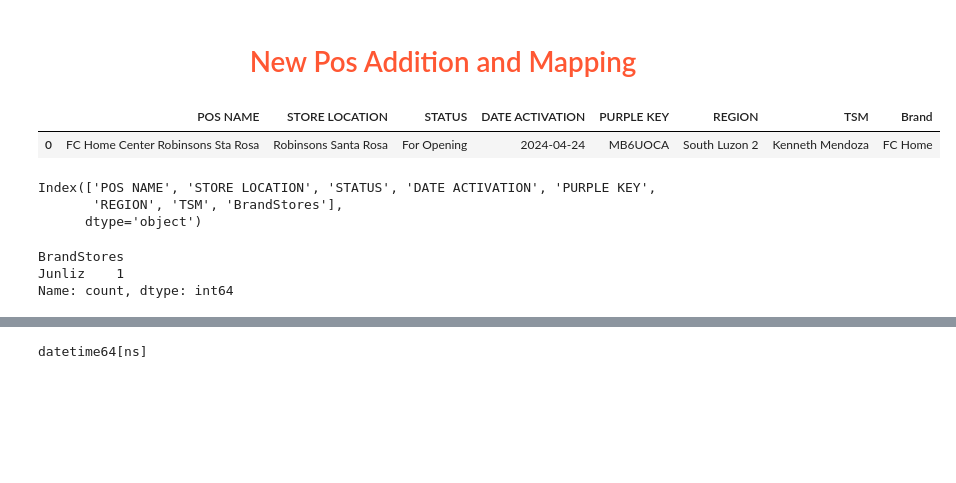
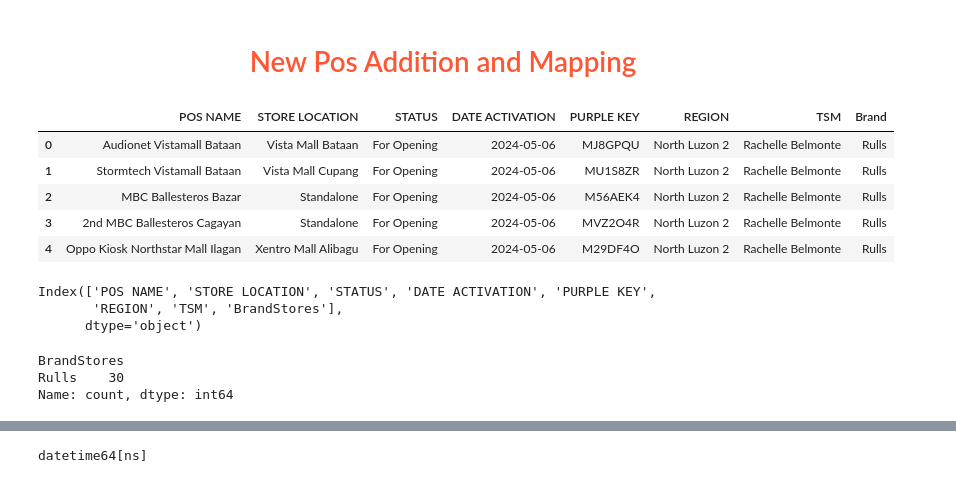
Before and after one commit to dchakroborti-tonik/POS_Addition, a Jupyter notebook: Notebook/Pos_mapping_new.ipynb, the cells around one changed output, grey strips where cells are left out. Cells and saved outputs as stored; diff of their text form; code cells hidden in the pictures; blank space fills up the shorter version.

Commit message:
Added pos from Rulls to be opened on 06-05-2024

```diff
--- a/Notebook/Pos_mapping_new.ipynb
+++ b/Notebook/Pos_mapping_new.ipynb
@@ -24,11 +24,15 @@ client = bigquery.Client(project='prj-prod-dataplatform')
 # Set options or configurations as needed
 # Example: pd.set_option('display.max_columns', None)
 # %%
-df = pd.read_excel(r"C:\Users\DwaipayanChakroborti\OneDrive - Tonik Financial Pte Ltd\MyStuff\SIL Sales\Shin Nebria\POS_Addition\Data\List of Store Opening20240424.xlsx", sheet_name = 'PowerBI')
+df = pd.read_excel(r"C:\Users\DwaipayanChakroborti\OneDrive - Tonik Financial Pte Ltd\MyStuff\SIL Sales\Shin Nebria\POS_Addition\Data\List of Store Opening (PowerBI) 2.xlsx", sheet_name = 'PowerBI')
 df.head()
 # %% [output]
 |  | POS NAME | STORE LOCATION | STATUS | DATE ACTIVATION | PURPLE KEY | REGION | TSM | Brand |
-| 0 | FC Home Center Robinsons Sta Rosa | Robinsons Santa Rosa | For Opening | 2024-04-24 | MB6UOCA | South Luzon 2 | Kenneth Mendoza | FC Home |
+| 0 | Audionet Vistamall Bataan | Vista Mall Bataan | For Opening | 2024-05-06 | MJ8GPQU | North Luzon 2 | Rachelle Belmonte | Rulls |
+| 1 | Stormtech Vistamall Bataan | Vista Mall Cupang | For Opening | 2024-05-06 | MU1S8ZR | North Luzon 2 | Rachelle Belmonte | Rulls |
+| 2 | MBC Ballesteros Bazar | Standalone | For Opening | 2024-05-06 | M56AEK4 | North Luzon 2 | Rachelle Belmonte | Rulls |
+| 3 | 2nd MBC Ballesteros Cagayan | Standalone | For Opening | 2024-05-06 | MVZ2O4R | North Luzon 2 | Rachelle Belmonte | Rulls |
+| 4 | Oppo Kiosk Northstar Mall Ilagan | Xentro Mall Alibagu | For Opening | 2024-05-06 | M29DF4O | North Luzon 2 | Rachelle Belmonte | Rulls |
 # %%
 df.rename(columns = {'Brand': 'BrandStores'}, inplace = True)
 df.columns
@@ -40,7 +44,7 @@ Index(['POS NAME', 'STORE LOCATION', 'STATUS', 'DATE ACTIVATION', 'PURPLE KEY',
 df['BrandStores'].value_counts()
 # %% [output]
 BrandStores
-Junliz    1
+Rulls    30
 Name: count, dtype: int64
 # %%
 df['PURPLE KEY'].value_counts()
```
Also changed, not shown: parts of 27 cells of this notebook, 3 other files.
